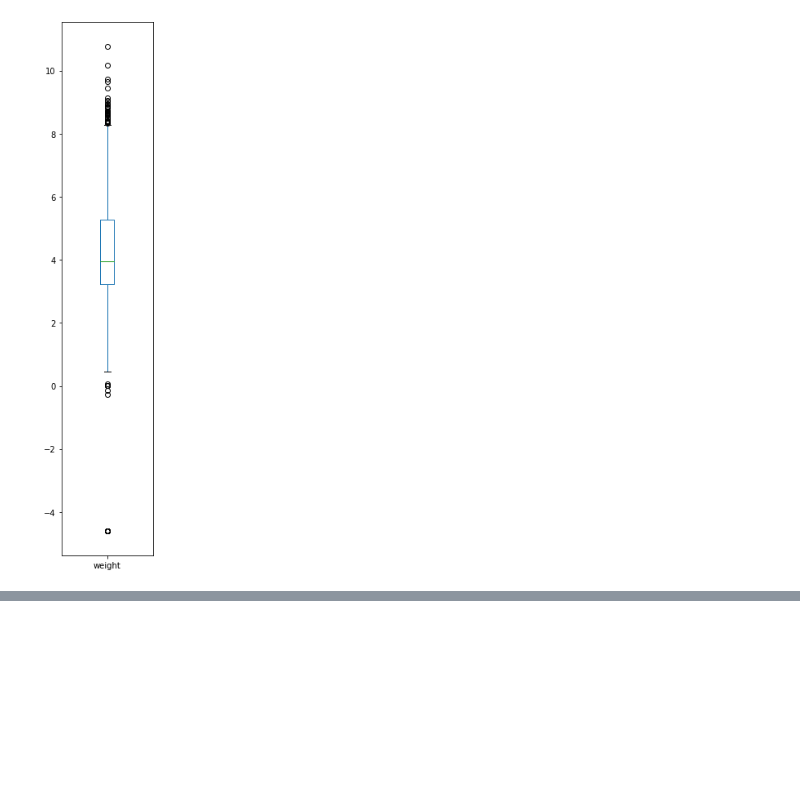
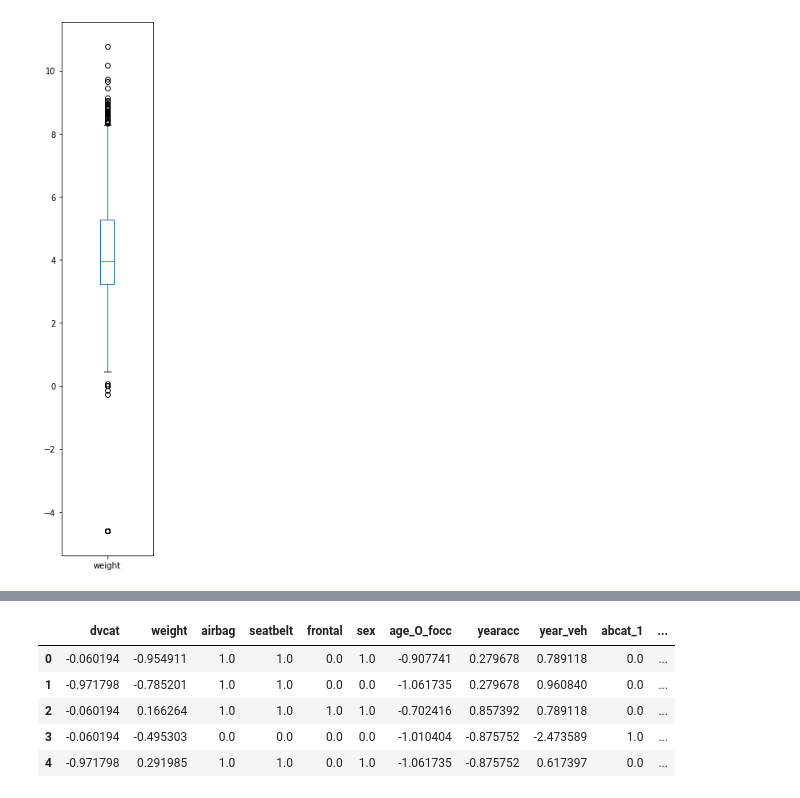
Before and after one commit to yuya-okada/balalab-pre, a Jupyter notebook: EDA_and_proprocessing.ipynb, the cells around one changed output, grey strips where cells are left out. Drawn from its saved outputs; the diff is of its cells as text; code cells hidden in the pictures; blank space fills up the shorter version.

Commit message:
add smote

```diff
--- a/EDA_and_proprocessing.ipynb
+++ b/EDA_and_proprocessing.ipynb
@@ -185,0 +206,5 @@ df_std_onehot.head()
+# %%
+from imblearn.over_sampling import SMOTE
+
+sm = SMOTE()
+resumpled_x,resumpled_y = sm.fit_sample(x_train, y_train)
@@ -186 +215,13 @@ df_std_onehot.head()
+# %%
+df_output = pd.DataFrame(resumpled_x, columns=train.drop(["dead", "id"], axis=1).columns)
+df_output["dead"] = resumpled_y
+
+df_output.head()
+# %% [output]
+|  | dvcat | weight | airbag | seatbelt | frontal | sex | age_O_focc | yearacc | year_veh | abcat_1 | ... |
+| 0 | -0.060194 | -0.954911 | 1.0 | 1.0 | 0.0 | 1.0 | -0.907741 | 0.279678 | 0.789118 | 0.0 | ... |
+| 1 | -0.971798 | -0.785201 | 1.0 | 1.0 | 0.0 | 0.0 | -1.061735 | 0.279678 | 0.960840 | 0.0 | ... |
+| 2 | -0.060194 | 0.166264 | 1.0 | 1.0 | 1.0 | 1.0 | -0.702416 | 0.857392 | 0.789118 | 0.0 | ... |
+| 3 | -0.060194 | -0.495303 | 0.0 | 0.0 | 0.0 | 0.0 | -1.010404 | -0.875752 | -2.473589 | 1.0 | ... |
+| 4 | -0.971798 | 0.291985 | 1.0 | 1.0 | 0.0 | 1.0 | -1.061735 | -0.875752 | 0.617397 | 0.0 | ... |
 # %%
```
Also changed, not shown: parts of 19 cells of this notebook, 1 other file.
